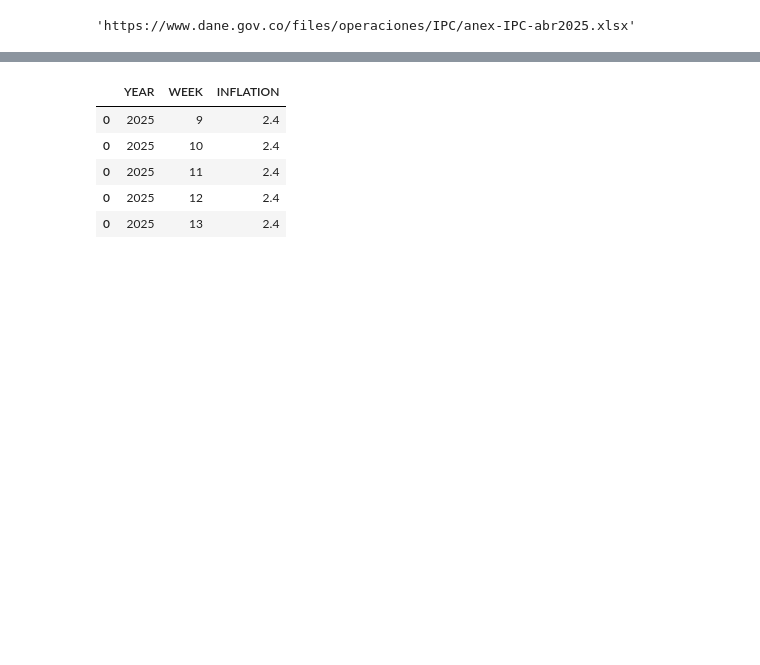
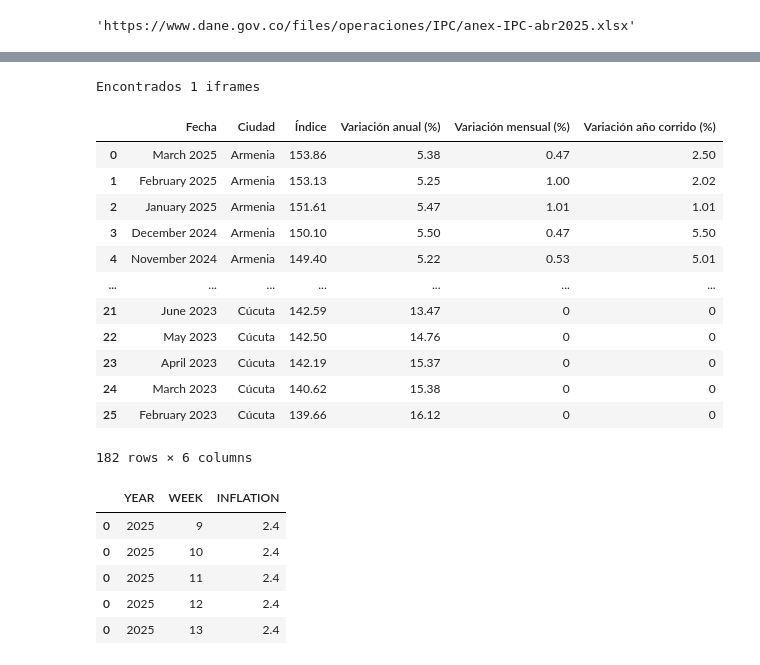
Before and after one commit to alejomd17/scrapping_temperature, a Jupyter notebook: scrapping_temperature.ipynb, the cells around one changed output, grey strips where cells are left out. Drawn from its saved outputs; the diff is of its cells as text; code cells hidden in the pictures; blank space fills up the shorter version.

```diff
--- a/scrapping_temperature.ipynb
+++ b/scrapping_temperature.ipynb
@@ -406,0 +452,53 @@ ValueError: Length mismatch: Expected axis has 0 elements, new values have 15 el
+# %%
+from selenium import webdriver
+from selenium.webdriver.chrome.service import Service
+from selenium.webdriver.common.by import By
+from selenium.webdriver.chrome.options import Options
+from webdriver_manager.chrome import ChromeDriverManager
+import time
+import pandas as pd
+from selenium.webdriver.support.ui import WebDriverWait
+from selenium.webdriver.support import expected_conditions as EC
+
+# Configurar Chrome en modo headless (sin GUI)
+chrome_options = Options()
+chrome_options.add_argument("--headless")  # Importante para Databricks
+chrome_options.add_argument("--no-sandbox")
+chrome_options.add_argument("--disable-dev-shm-usage")
+chrome_options.add_argument("--disable-gpu")
+
+# Iniciar el navegador
+driver = webdriver.Chrome(service=Service(ChromeDriverManager().install()), options=chrome_options)
+
+# Ir a la URL
+url = "https://suameca.banrep.gov.co/estadisticas-economicas/reporte-oac.html?path=%2FEstadisticas_Banco_de_la_Republica%2F1_Precios_e_Inflacion%2F2_Indice_de_precios_al_consumidor%2F2_IPC_base_2018%2F1_IPC_2018_por_ciudad"
+driver.get(url)
+
+# Esperar que cargue el iframe y la tabla (ajusta el tiempo según conexión)
+time.sleep(30)
+
+# Buscar el iframe (si existe)
+iframes = driver.find_elements(By.TAG_NAME, "iframe")
+print(f"Encontrados {len(iframes)} iframes")
+
+# # Opcional: interactuar con el iframe
+# # driver.switch_to.frame(iframes[0])  # Si hay uno solo
+
+# # Aquí deberías inspeccionar el HTML para saber qué tabla quieres scrapear
+# # Ejemplo genérico: encontrar filas de una tabla
+# rows = driver.find_elements(By.CSS_SELECTOR, "table tbody tr")
+
+# # Parsear las filas
+# data = []
+# for row in rows:
+#     cols = row.find_elements(By.TAG_NAME, "td")
+#     data.append([col.text for col in cols])
+
+# # Convertir a DataFrame
+# df = pd.DataFrame(data)
+# print(df.head())
+
+# # Cerrar el navegador
+# driver.quit()
+# %% [output]
+Encontrados 1 iframes
@@ -407,3 +584,19 @@ ValueError: Length mismatch: Expected axis has 0 elements, new values have 15 el
+# %%
+df_final
+# %% [output]
+|  | Fecha | Ciudad | Índice | Variación anual (%) | Variación mensual (%) | Variación año corrido (%) |
+| 0 | March 2025 | Armenia | 153.86 | 5.38 | 0.47 | 2.50 |
+| 1 | February 2025 | Armenia | 153.13 | 5.25 | 1.00 | 2.02 |
+| 2 | January 2025 | Armenia | 151.61 | 5.47 | 1.01 | 1.01 |
+| 3 | December 2024 | Armenia | 150.10 | 5.50 | 0.47 | 5.50 |
+| 4 | November 2024 | Armenia | 149.40 | 5.22 | 0.53 | 5.01 |
+| ... | ... | ... | ... | ... | ... | ... |
+| 21 | June 2023 | Cúcuta | 142.59 | 13.47 | 0 | 0 |
+| 22 | May 2023 | Cúcuta | 142.50 | 14.76 | 0 | 0 |
+| 23 | April 2023 | Cúcuta | 142.19 | 15.37 | 0 | 0 |
+| 24 | March 2023 | Cúcuta | 140.62 | 15.38 | 0 | 0 |
+| 25 | February 2023 | Cúcuta | 139.66 | 16.12 | 0 | 0 |
+182 rows × 6 columns
 # %%
 external_data = ExternalData('202503','argentina')
 df_inflation = external_data.inflation()
```
Also changed, not shown: parts of 11 cells of this notebook, 10 other files.
